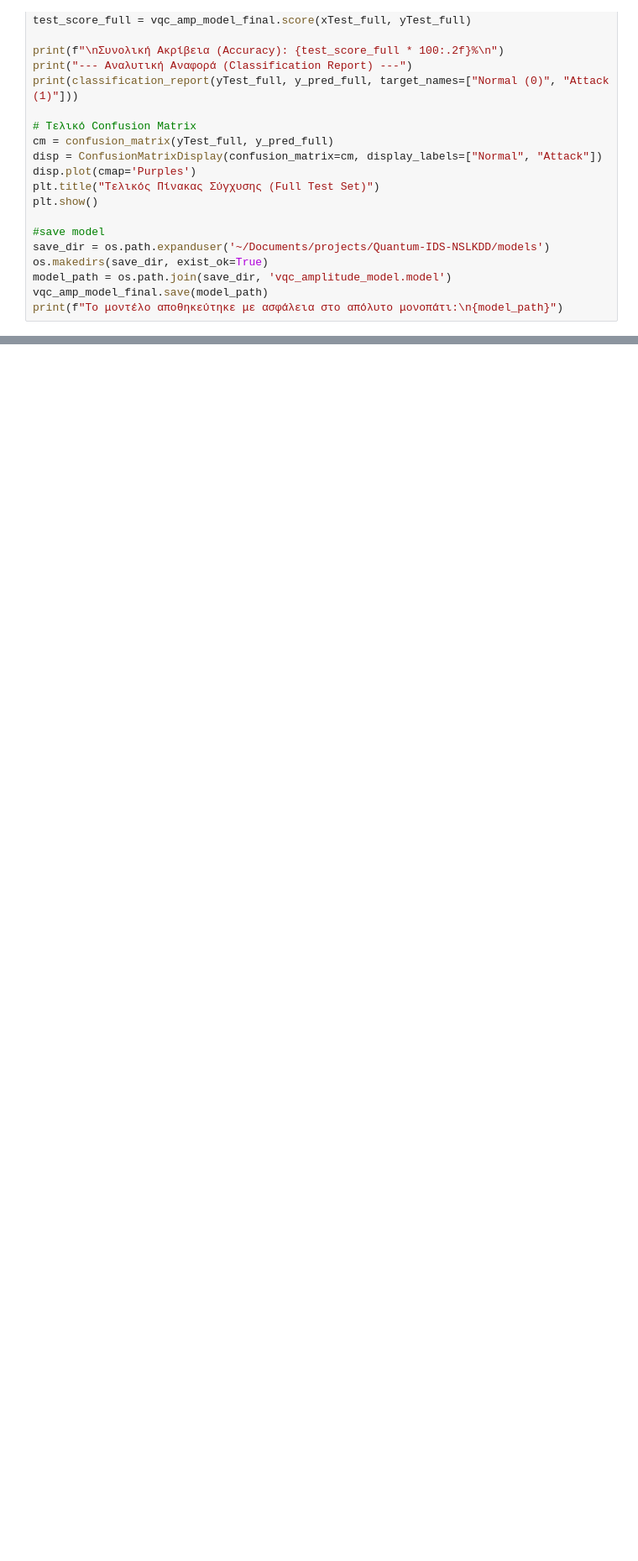
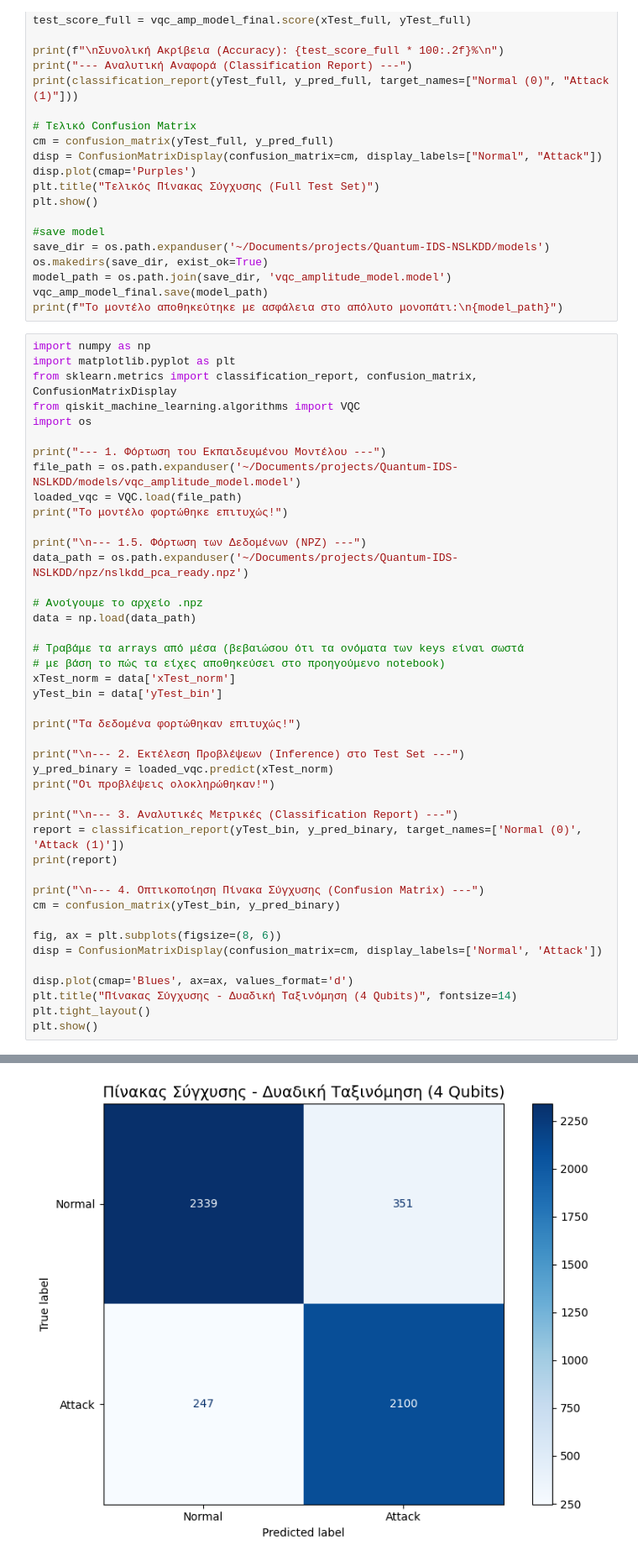
Before and after one commit to Angeloth1/Quantum-IDS-NSLKDD, a Jupyter notebook: notebooks/Amplitude.ipynb, the cells around one changed output, grey strips where cells are left out. Shown at 84% size. Cells and saved outputs as stored; diff of their text form; blank space fills up the shorter version.

Commit message:
feat: benchmark for the final amplitude model

```diff
--- a/notebooks/Amplitude.ipynb
+++ b/notebooks/Amplitude.ipynb
@@ -160,3 +160,47 @@ os.makedirs(save_dir, exist_ok=True)
 model_path = os.path.join(save_dir, 'vqc_amplitude_model.model')
 vqc_amp_model_final.save(model_path)
 print(f"Το μοντέλο αποθηκεύτηκε με ασφάλεια στο απόλυτο μονοπάτι:\n{model_path}")
+# %%
+import numpy as np
+import matplotlib.pyplot as plt
+from sklearn.metrics import classification_report, confusion_matrix, ConfusionMatrixDisplay
+from qiskit_machine_learning.algorithms import VQC
+import os
+
+print("--- 1. Φόρτωση του Εκπαιδευμένου Μοντέλου ---")
+file_path = os.path.expanduser('~/Documents/projects/Quantum-IDS-NSLKDD/models/vqc_amplitude_model.model')
+loaded_vqc = VQC.load(file_path)
+print("Το μοντέλο φορτώθηκε επιτυχώς!")
+
+print("\n--- 1.5. Φόρτωση των Δεδομένων (NPZ) ---")
+data_path = os.path.expanduser('~/Documents/projects/Quantum-IDS-NSLKDD/npz/nslkdd_pca_ready.npz')
+
+# Ανοίγουμε το αρχείο .npz
+data = np.load(data_path)
+
+# Τραβάμε τα arrays από μέσα (βεβαιώσου ότι τα ονόματα των keys είναι σωστά
+# με βάση το πώς τα είχες αποθηκεύσει στο προηγούμενο notebook)
+xTest_norm = data['xTest_norm']
+yTest_bin = data['yTest_bin']
+
+print("Τα δεδομένα φορτώθηκαν επιτυχώς!")
+
+print("\n--- 2. Εκτέλεση Προβλέψεων (Inference) στο Test Set ---")
+y_pred_binary = loaded_vqc.predict(xTest_norm)
+print("Οι προβλέψεις ολοκληρώθηκαν!")
+
+print("\n--- 3. Αναλυτικές Μετρικές (Classification Report) ---")
+report = classification_report(yTest_bin, y_pred_binary, target_names=['Normal (0)', 'Attack (1)'])
+print(report)
+
+print("\n--- 4. Οπτικοποίηση Πίνακα Σύγχυσης (Confusion Matrix) ---")
+cm = confusion_matrix(yTest_bin, y_pred_binary)
+
+fig, ax = plt.subplots(figsize=(8, 6))
+disp = ConfusionMatrixDisplay(confusion_matrix=cm, display_labels=['Normal', 'Attack'])
+
+disp.plot(cmap='Blues', ax=ax, values_format='d')
+plt.title("Πίνακας Σύγχυσης - Δυαδική Ταξινόμηση (4 Qubits)", fontsize=14)
+plt.tight_layout()
+plt.show()
+# %% [output]
@@ -162,0 +228 @@ print(f"Το μοντέλο αποθηκεύτηκε με ασφάλεια στ
+[figure, added]
```
Also changed, not shown: parts of 1 cell of this notebook, 3 other files.
